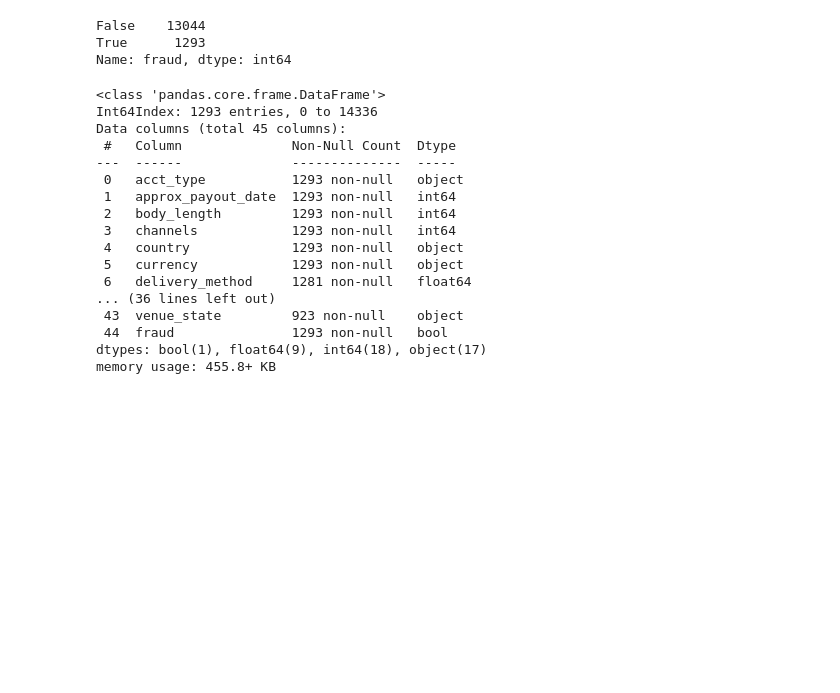
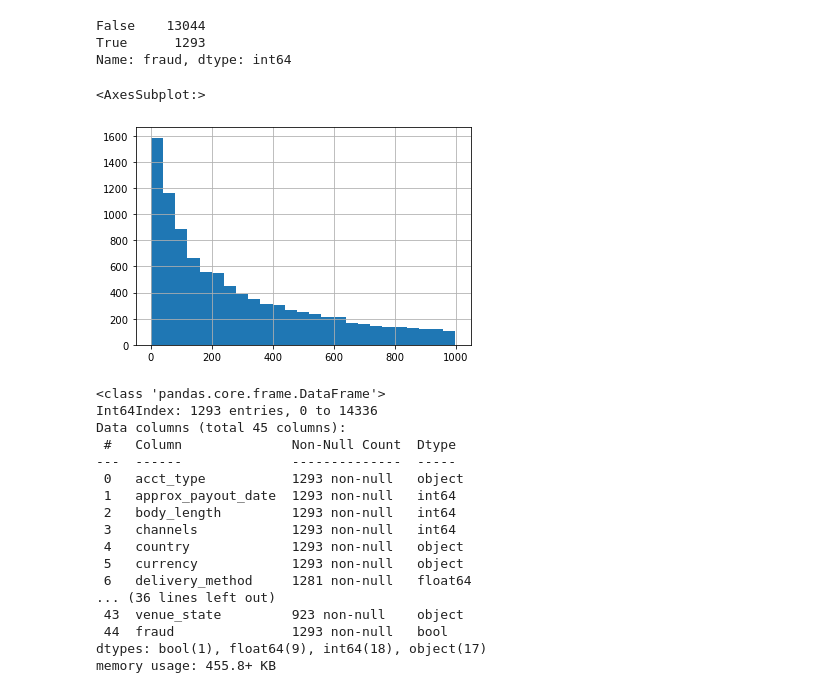
Before and after one commit to isbhsun/Fraud-Detection, a Jupyter notebook: EDA.ipynb, the cells around one changed output. Saved outputs shown, nothing was run; the diff lists cells and outputs as text; code cells hidden in the pictures; blank space fills up the shorter version.

```diff
--- a/EDA.ipynb
+++ b/EDA.ipynb
@@ -31,6 +31,11 @@ df['fraud'].value_counts()
 False    13044
 True      1293
 Name: fraud, dtype: int64
+# %%
+df['gts'][df['gts']<1000].hist(bins=25)
+# %% [output]
+<AxesSubplot:>
+[figure, added]
 # %%
 df[df['fraud']==True].info()
 # %% [output]
```
Also changed, not shown: parts of 16 cells of this notebook, 1 other file.
